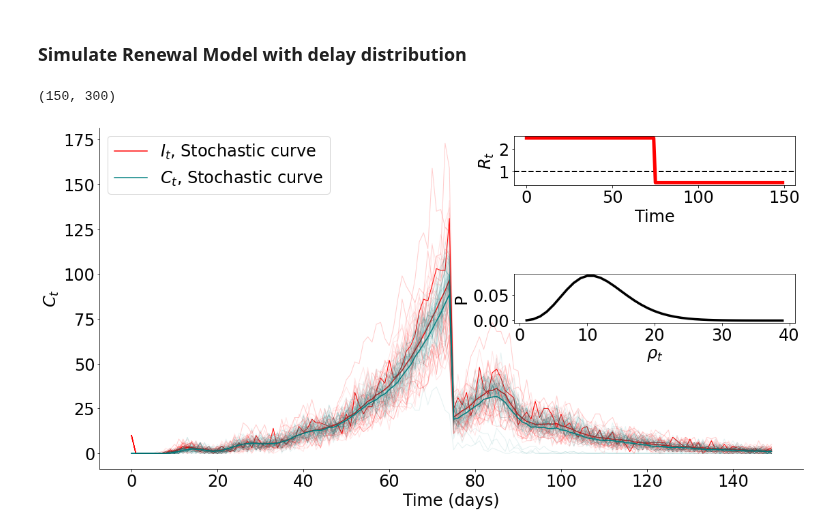
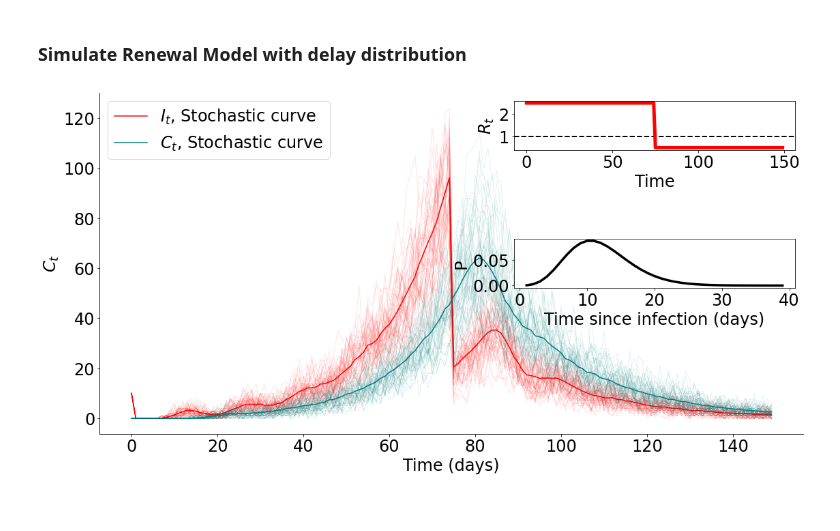
Before and after one commit to ChaosDonkey06/ID_Modeling, a Jupyter notebook: PAPERS/ShamanJournalClub.ipynb, the cells around one changed output. Saved outputs shown, nothing was run; the diff lists cells and outputs as text; code cells hidden in the pictures.

Commit message:
adding delayed curves

```diff
--- a/PAPERS/ShamanJournalClub.ipynb
+++ b/PAPERS/ShamanJournalClub.ipynb
@@ -416,6 +416,7 @@ inf  = np.zeros((T, m))
 
 # Daily cases
 case = np.zeros((T, m))
+case_d = np.zeros((T, m))
 
 # Infectiousness, Poisson rate
 λ      = np.zeros((T, m))
@@ -433,6 +434,9 @@ rho_report = lambda m: sample_report_probability(a, b, m)
 
 delay_dist = neg_binomial(np.arange(1, T), r, p_param )
 
+delay_d = neg_binomial(np.arange(1, T), r, p_param )
+
+
 # Renewal model
 for t in range(1, T):
 
@@ -444,19 +448,14 @@ for t in range(1, T):
     λ[t, :] =   np.dot(np.flip(inf[:t, :]).T, Pomegat)
 
     # Rate for ith day incidence
-    rate[t, :]   = λ[t, :]  * Rt[t, :]
+    rate[t, :]    = λ[t, :]  * Rt[t, :]
     rate_d[t, :] =  λ[t, :] * Rt[t, :]
 
     # Renewal incidence
-    inf[t, :]  = np.random.poisson(rate[t, :], m)
-    case[t, :] = np.random.poisson(rate[t, :], m)
+    inf[t, :]    = np.random.poisson(rate[t, :], m)
 
-
-case_d = np.convolve(case[:,0], neg_binomial(np.arange(T)+1, r, p_param ))
+    # Delayed incidence
+    case[t, :] = np.random.poisson(np.dot(np.flip(delay_d[:t]).T, rate[:t, :]))
-# %%
-case.shape
-# %% [output]
-(150, 300)
 # %%
 
 inf_df   = create_df_response(inf.T, T)
@@ -465,39 +464,37 @@ case_df  = create_df_response(case.T, T)
 fig, ax = plt.subplots(1, 1, figsize=(18.5, 9.2))
 ax.plot(inf_df.index.values, inf_df['mean'], color="red", label=r"$I_t$, Stochastic curve")
 ax.plot(inf_df.index.values, inf[:, np.random.randint(1,m, 50)], color="red", lw=1, alpha=0.1)
-ax.plot(inf_df.index.values, inf[:, np.random.randint(1,m, 1)], color="red", lw=1, alpha=1)
 
 ax.plot(case_df.index.values, case_df['mean'], color="teal", label=r"$C_t$, Stochastic curve")
 ax.plot(case_df.index.values, case[:, np.random.randint(1,m, 50)], color="teal", lw=1, alpha=0.1)
 
 ax.spines['right'].set_visible(False)
 ax.spines['top'].set_visible(False)
 ax.legend(loc="upper left")
 ax.set_xlabel("Time (days)")
 ax.set_ylabel(r"$C_t$")
 
 
 ax_inside = inset_axes(ax,
                     width="40%", # width = 30% of parent_bbox
                     height=1., # height : 1 inch
                     loc="upper right")
 
 ax_inside.axhline(y=1, color="k", lw=2, ls="--")
 ax_inside.plot(inf_df.index.values, Rt[:, 0], color="red", lw=5)
 ax_inside.set_xlabel("Time")
 ax_inside.set_ylabel(r"$R_{t}$")
 
-
 ax_inside = inset_axes(ax,
-                    width="40%", # width = 30% of parent_bbox
-                    height=1., # height : 1 inch
+                    width="40%",         # width = 30% of parent_bbox
+                    height=1.,           # height : 1 inch
                     loc="center right")
 
 ax_inside.plot(x, delay_05, c="k", lw=3.5, label=r"$T_d={}$".format(T_d))
 
 ax_inside.set_ylabel("P")
-ax_inside.set_xlabel(r"$\rho_t$")
+ax_inside.set_xlabel(r"Time since infection (days)")
 
 fig.savefig("Figure3_Delay.png", dpi=300, transparent=True, bbox_inches='tight')
 # %% [output]
-[figure, old version]
+[figure, new version]
```
Also changed, not shown: 1 other file.
